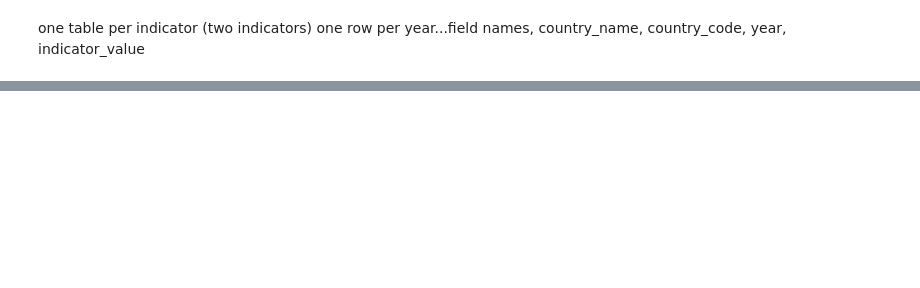
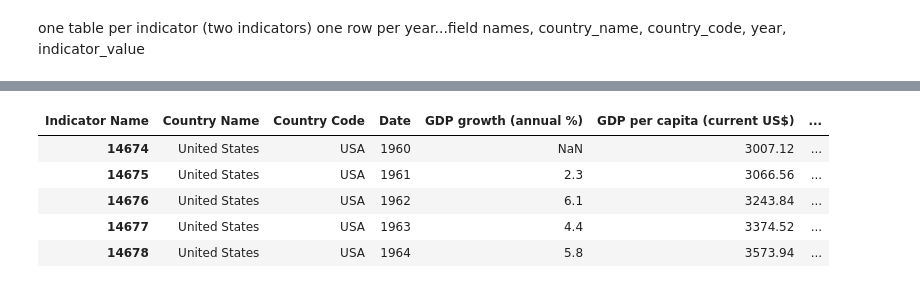
Before and after one commit to dpkeyes/Olympics-Soccer-Country-Analysis-ETLProject, a Jupyter notebook: countries_data.ipynb, the cells around one changed output, grey strips where cells are left out. Cells and saved outputs as stored; diff of their text form; code cells hidden in the pictures; blank space fills up the shorter version.

Commit message:
reshape data to proper format

```diff
--- a/countries_data.ipynb
+++ b/countries_data.ipynb
@@ -120,0 +132,23 @@ one table per indicator (two indicators) one row per year...field names, country
+# %%
+# Format values
+for col in ['GDP growth (annual %)',
+       'GDP per capita (current US$)', 'GDP per capita growth (annual %)',
+       'GINI index (World Bank estimate)',
+       'Population density (people per sq. km of land area)',
+       'Population growth (annual %)']:
+
+    df_test_2[col] = round(df_test_2[col],2)
+
+df_test_2['Population, total'] = df_test_2['Population, total'].astype('int', errors='ignore')
+# %%
+# Check output
+df_test_2[df_test_2['Country Code'] == 'USA'].head()
+
+# Need to fix Population, total column
+# %% [output]
+| Indicator Name | Country Name | Country Code | Date | GDP growth (annual %) | GDP per capita (current US$) | ... |
+| 14674 | United States | USA | 1960 | NaN | 3007.12 | ... |
+| 14675 | United States | USA | 1961 | 2.3 | 3066.56 | ... |
+| 14676 | United States | USA | 1962 | 6.1 | 3243.84 | ... |
+| 14677 | United States | USA | 1963 | 4.4 | 3374.52 | ... |
+| 14678 | United States | USA | 1964 | 5.8 | 3573.94 | ... |
```
Also changed, not shown: parts of 9 cells of this notebook.
